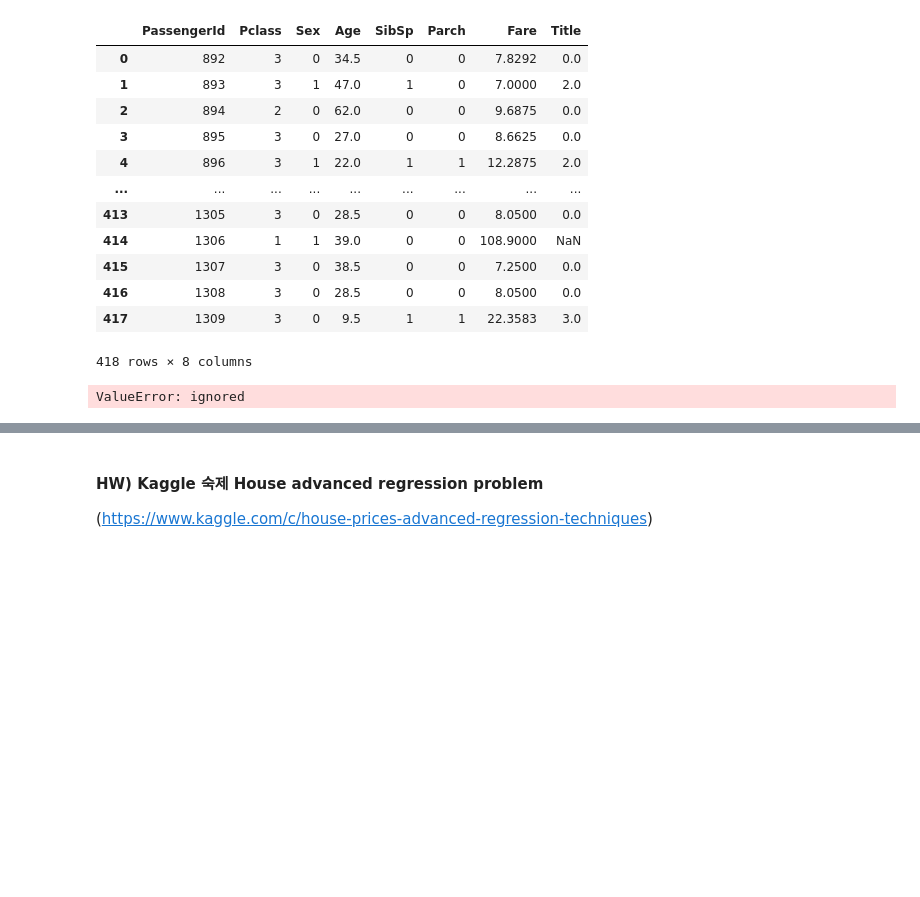
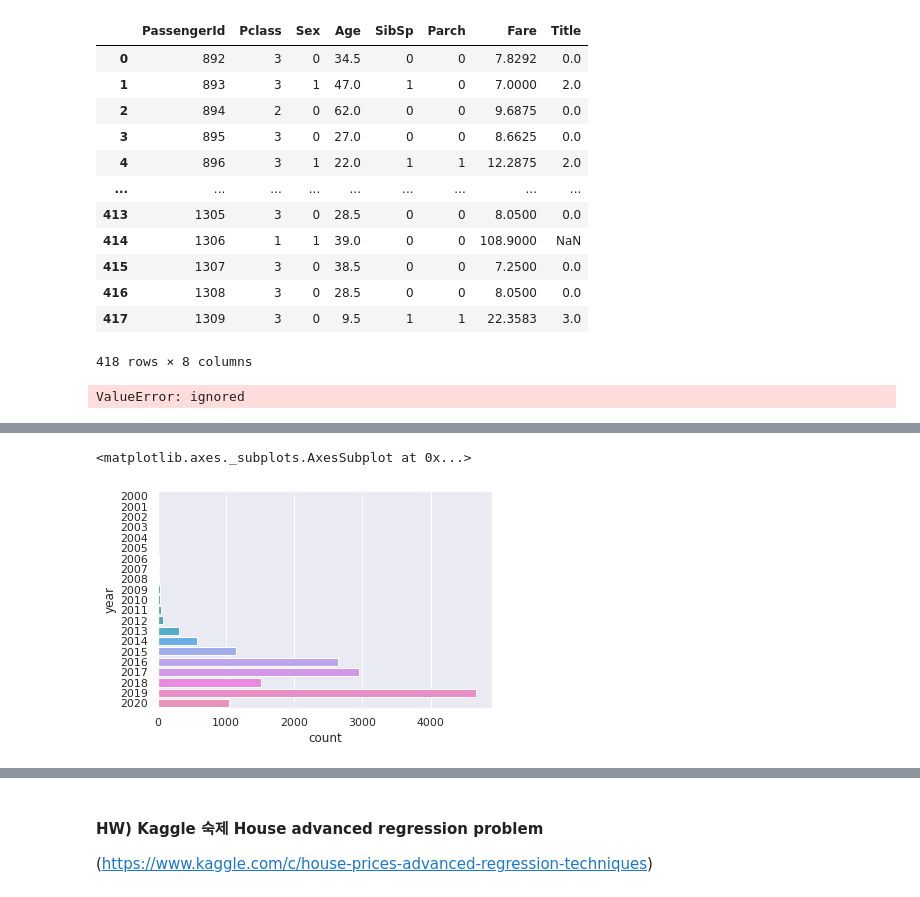
Before and after one commit to qkrwjdduf159/SD_academy, a Jupyter notebook: 머신러닝/회귀(Regression)/Regression_210408.ipynb, the cells around one changed output, grey strips where cells are left out. Cells and saved outputs as stored; diff of their text form; code cells hidden in the pictures; blank space fills up the shorter version.

```diff
--- a/머신러닝/회귀(Regression)/Regression_210408.ipynb
+++ b/머신러닝/회귀(Regression)/Regression_210408.ipynb
@@ -2036,0 +2127,5 @@ ValueError: ignored
+# %%
+sns.countplot(y = data_vw['year'])
+# %% [output]
+<matplotlib.axes._subplots.AxesSubplot at 0x...>
+[figure, added]
```
Also changed, not shown: parts of 50 cells of this notebook, 1 other file.
